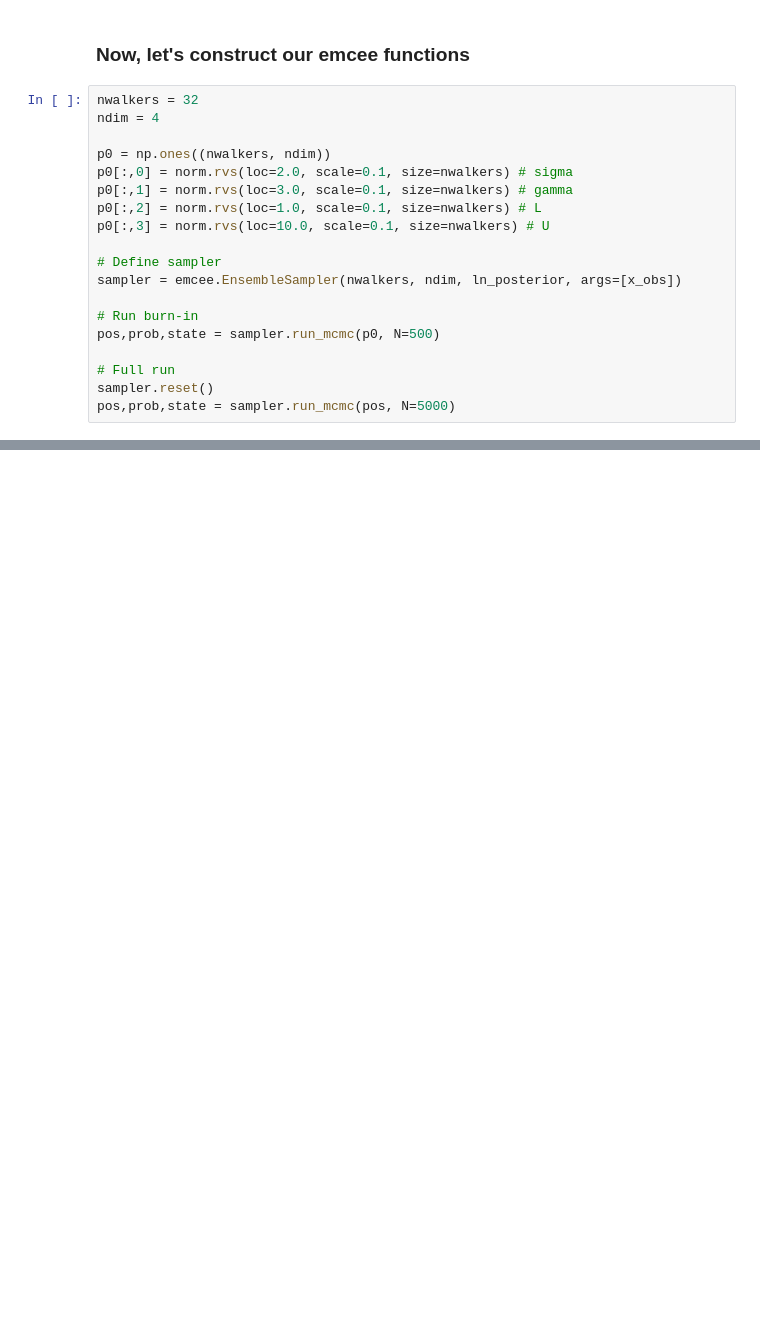
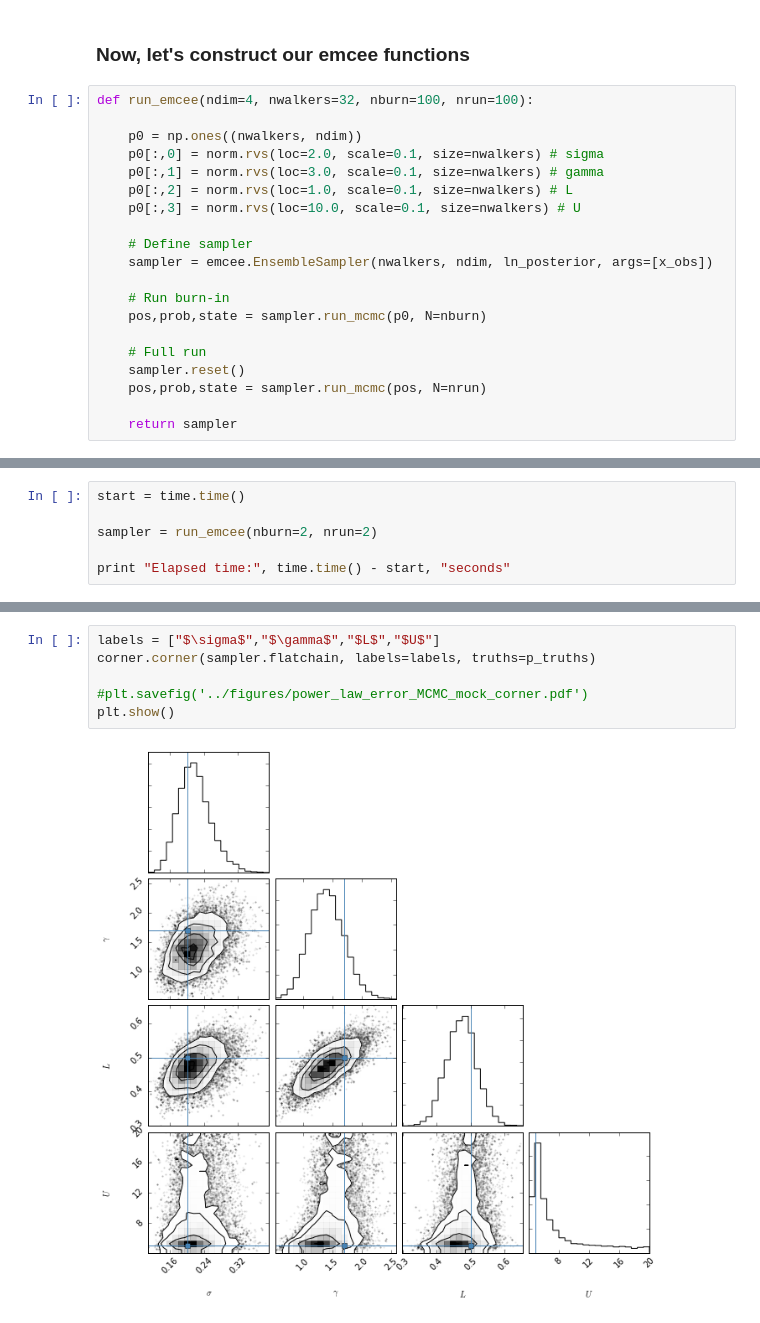
Before and after one commit to astroJeff/filament_widths, a Jupyter notebook: notebooks/Power law.ipynb, the cells around one changed output, grey strips where cells are left out. Drawn from its saved outputs; the diff is of its cells as text; blank space fills up the shorter version.

```diff
--- a/notebooks/Power law.ipynb
+++ b/notebooks/Power law.ipynb
@@ -201,21 +203,22 @@ plt.show()
 # %% [markdown]
 ### Now, let's construct our emcee functions
 # %%
-nwalkers = 32
-ndim = 4
+def run_emcee(ndim=4, nwalkers=32, nburn=100, nrun=100):
 
-p0 = np.ones((nwalkers, ndim))
-p0[:,0] = norm.rvs(loc=2.0, scale=0.1, size=nwalkers) # sigma
-p0[:,1] = norm.rvs(loc=3.0, scale=0.1, size=nwalkers) # gamma
-p0[:,2] = norm.rvs(loc=1.0, scale=0.1, size=nwalkers) # L
-p0[:,3] = norm.rvs(loc=10.0, scale=0.1, size=nwalkers) # U
+    p0 = np.ones((nwalkers, ndim))
+    p0[:,0] = norm.rvs(loc=2.0, scale=0.1, size=nwalkers) # sigma
+    p0[:,1] = norm.rvs(loc=3.0, scale=0.1, size=nwalkers) # gamma
+    p0[:,2] = norm.rvs(loc=1.0, scale=0.1, size=nwalkers) # L
+    p0[:,3] = norm.rvs(loc=10.0, scale=0.1, size=nwalkers) # U
 
-# Define sampler
-sampler = emcee.EnsembleSampler(nwalkers, ndim, ln_posterior, args=[x_obs])
+    # Define sampler
+    sampler = emcee.EnsembleSampler(nwalkers, ndim, ln_posterior, args=[x_obs])
 
-# Run burn-in
-pos,prob,state = sampler.run_mcmc(p0, N=500)
+    # Run burn-in
+    pos,prob,state = sampler.run_mcmc(p0, N=nburn)
 
-# Full run
-sampler.reset()
-pos,prob,state = sampler.run_mcmc(pos, N=5000)
+    # Full run
+    sampler.reset()
+    pos,prob,state = sampler.run_mcmc(pos, N=nrun)
+
+    return sampler
@@ -255,3 +225,9 @@ KeyboardInterrupt:
+# %%
+start = time.time()
+
+sampler = run_emcee(nburn=2, nrun=2)
+
+print "Elapsed time:", time.time() - start, "seconds"
 # %%
 for i in range(sampler.dim):
     plt.figure()
@@ -262,0 +244,8 @@ plt.show()
+# %%
+labels = ["$\sigma$","$\gamma$","$L$","$U$"]
+corner.corner(sampler.flatchain, labels=labels, truths=p_truths)
+
+#plt.savefig('../figures/power_law_error_MCMC_mock_corner.pdf')
+plt.show()
+# %% [output]
+[figure, added]
```
Also changed, not shown: parts of 8 cells of this notebook.
